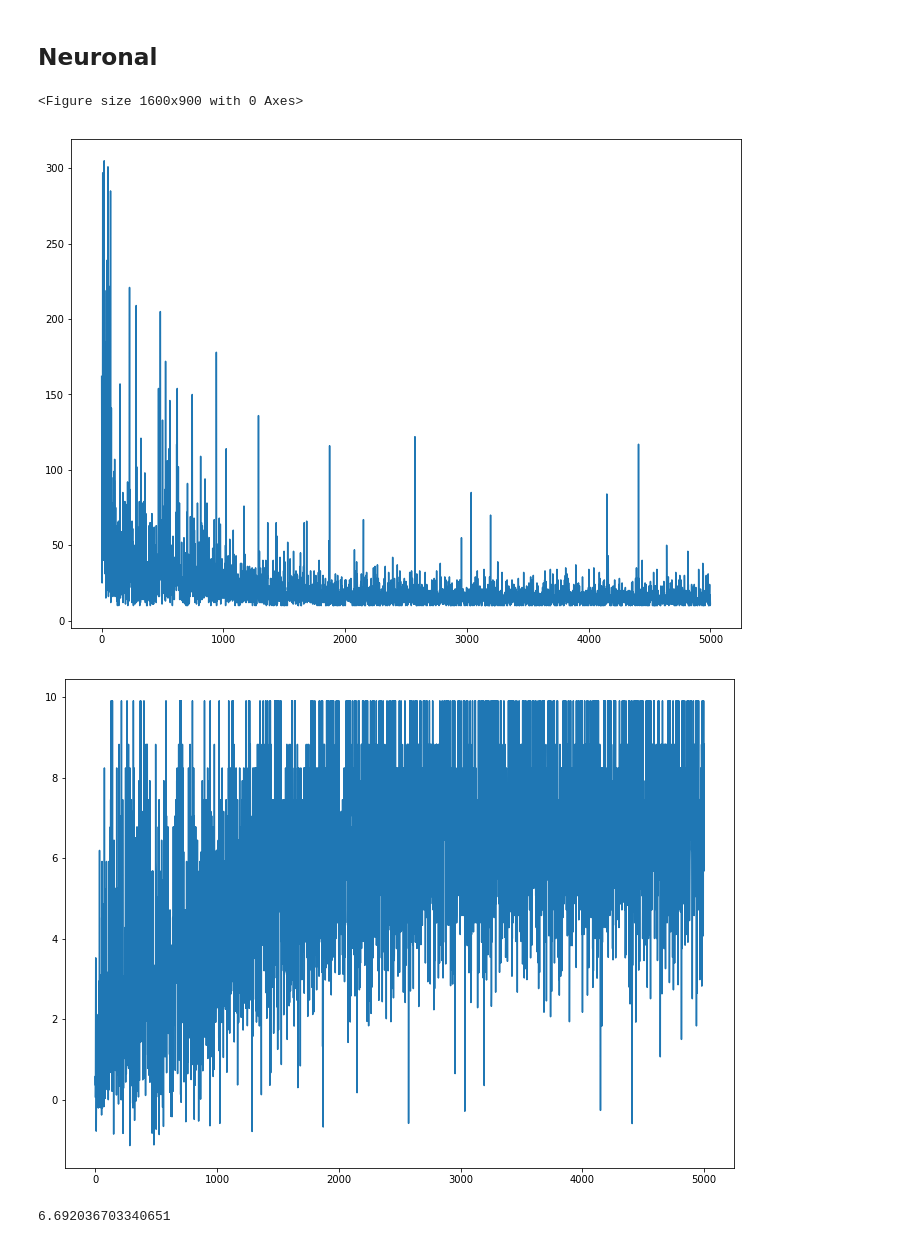
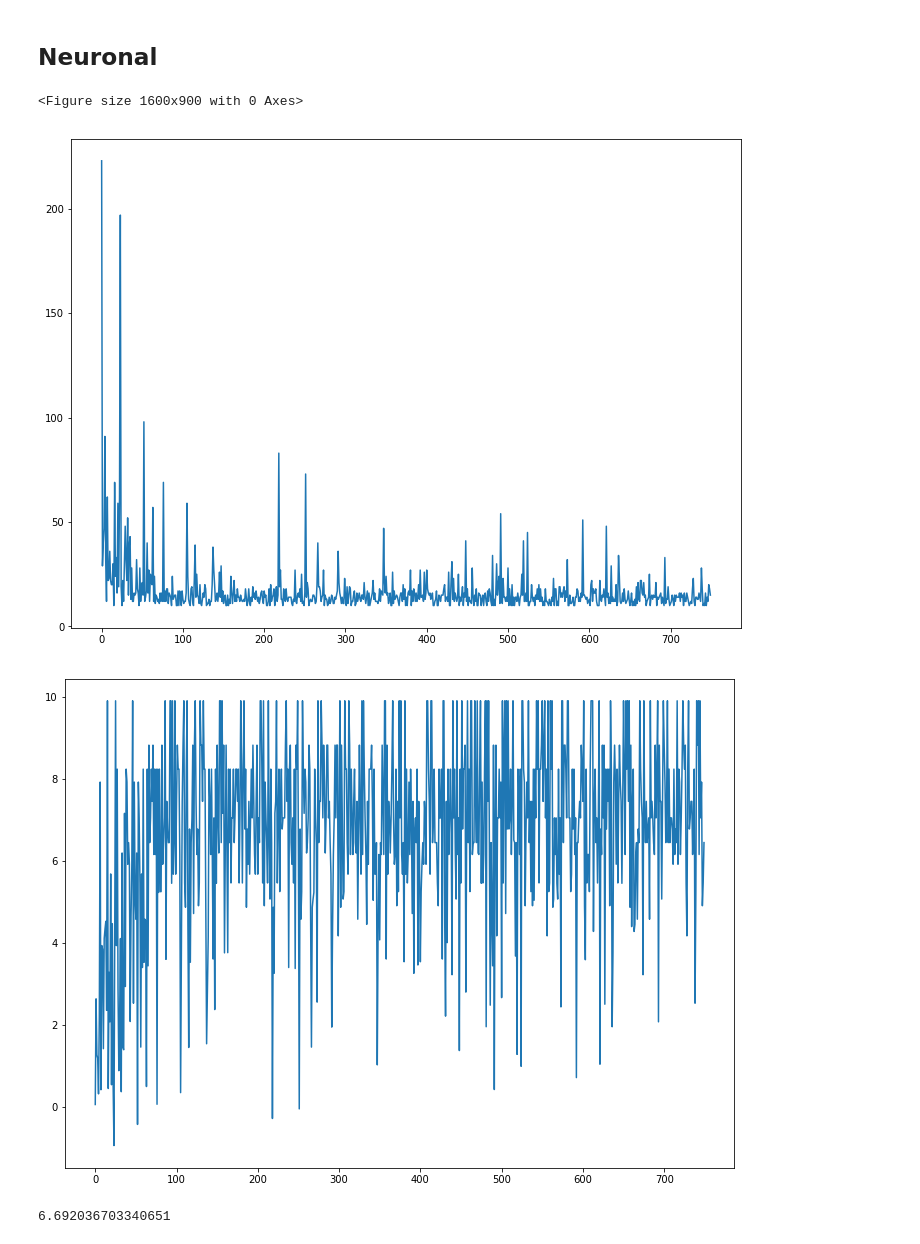
Before and after one commit to BenjaminEngelman/Game-Theory-Final-Project, a Jupyter notebook: Plots.ipynb, the cells around one changed output. Drawn from its saved outputs; the diff is of its cells as text; code cells hidden in the pictures.

```diff
--- a/Plots.ipynb
+++ b/Plots.ipynb
@@ -6,7 +6,7 @@ import numpy as np
 from helper import *
 %matplotlib inline
 # %%
-def plotFile(filename, i=None, numRows=None, numCols=None, maxElements=None):
+def plotFile(filename, i=None, numRows=None, numCols=None, maxElements=None, skip=1):
     data = np.array(readFromFile(filename))
     #
     #plt.figure()
@@ -17,9 +17,9 @@ def plotFile(filename, i=None, numRows=None, numCols=None, maxElements=None):
         plt.figure(figsize=(12, 9))
 
     if maxElements is not None:
-        dataToPlot = data[:maxElements]
+        dataToPlot = data[:maxElements:skip]
     else:
-        dataToPlot = data
+        dataToPlot = data[::skip]
 
     plt.plot(np.arange(len(dataToPlot)), dataToPlot, )
     #plt.ylim([0, 200])
@@ -178,12 +178,12 @@ plt.xticks([i for i in range(len(algos))],algos)
 ## Neuronal
 # %%
 plt.figure(figsize=(16, 9))
-numberOfSteps = plotFile("results/nnQLearningNumSteps.json", maxElements=5000)
-numberOfSteps = plotFile("results/nnQLearningRewards.json", maxElements=5000)
+numberOfSteps = plotFile("results/nnQLearning15Steps.json", maxElements=15000, skip=20)
+numberOfSteps = plotFile("results/nnQLearning15Rewards.json", maxElements=15000, skip=20)
 # %% [output]
 <Figure size 1600x900 with 0 Axes>
-[figure, old version]
+[figure, new version]
-[figure, old version]
+[figure, new version]
 # %%
 nnQ = np.array(readFromFile("results/nnQLearningRewards.json"))[:5000]
 # %%
```
Also changed, not shown: parts of 1 cell of this notebook, 2 other files.
